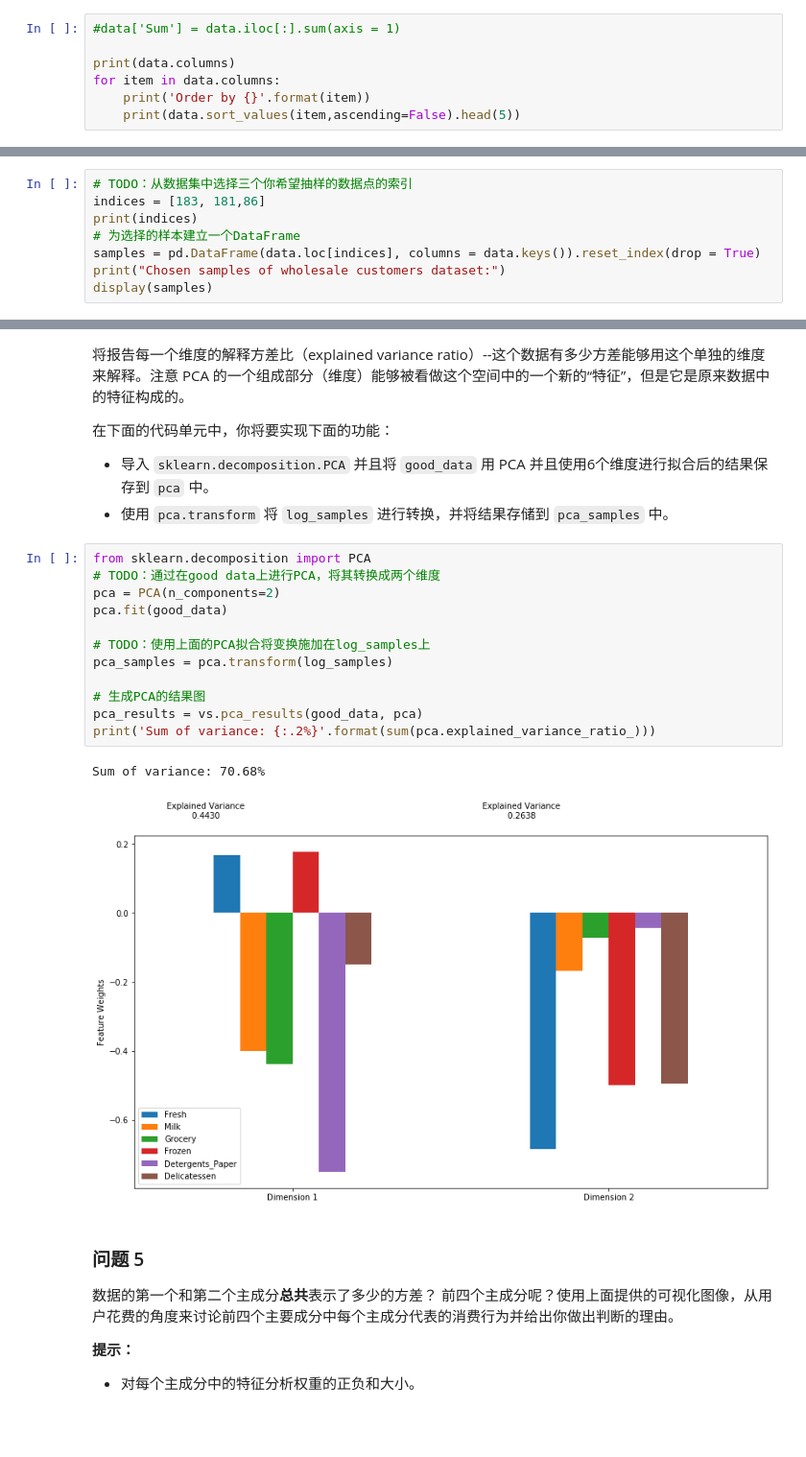
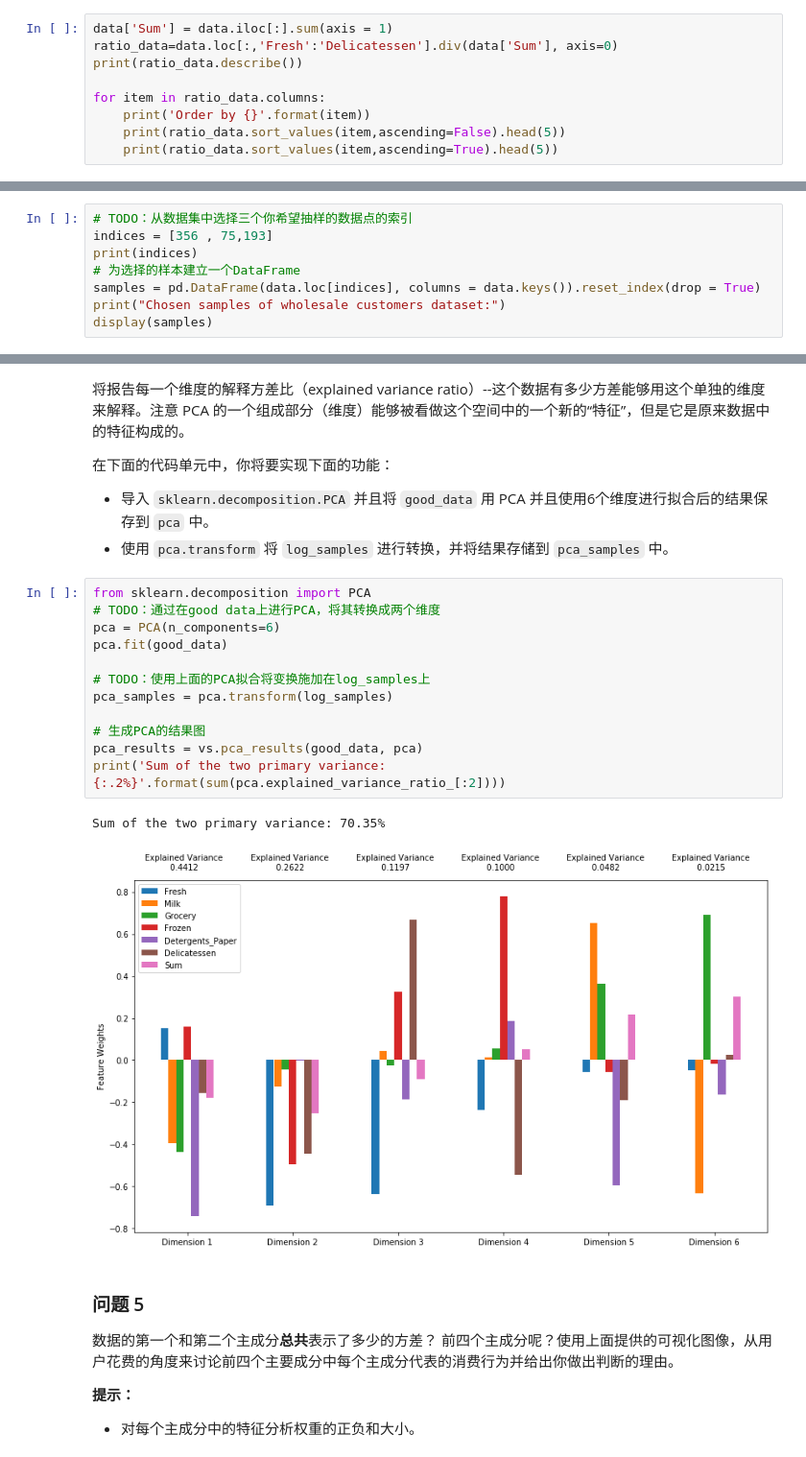
Before and after one commit to andy74911/Udacity, a Jupyter notebook: Machine Learning (Advanced)/creating_customer_segments/customer_segments.ipynb, the cells around one changed output, grey strips where cells are left out. Shown at 96% size. Cells and saved outputs as stored; diff of their text form; blank space fills up the shorter version.

```diff
--- a/Machine Learning (Advanced)/creating_customer_segments/customer_segments.ipynb
+++ b/Machine Learning (Advanced)/creating_customer_segments/customer_segments.ipynb
@@ -64,10 +64,12 @@ display(data.describe())
 ### 练习: 选择样本
 为了对客户有一个更好的了解，并且了解代表他们的数据将会在这个分析过程中如何变换。最好是选择几个样本数据点，并且更为详细地分析它们。在下面的代码单元中，选择**三个**索引加入到索引列表`indices`中，这三个索引代表你要追踪的客户。我们建议你不断尝试，直到找到三个明显不同的客户。
 # %%
-#data['Sum'] = data.iloc[:].sum(axis = 1)
+data['Sum'] = data.iloc[:].sum(axis = 1)
+ratio_data=data.loc[:,'Fresh':'Delicatessen'].div(data['Sum'], axis=0)
+print(ratio_data.describe())
 
-print(data.columns)
-for item in data.columns:
+for item in ratio_data.columns:
     print('Order by {}'.format(item))
-    print(data.sort_values(item,ascending=False).head(5))
+    print(ratio_data.sort_values(item,ascending=False).head(5))
+    print(ratio_data.sort_values(item,ascending=True).head(5))
 # %% [output]
@@ -91,6 +123,6 @@ Order by Milk
 # %%
 # TODO：从数据集中选择三个你希望抽样的数据点的索引
-indices = [183, 181,86]
+indices = [356 , 75,193]
 print(indices)
 # 为选择的样本建立一个DataFrame
 samples = pd.DataFrame(data.loc[indices], columns = data.keys()).reset_index(drop = True)
@@ -341,18 +367,18 @@ Data points considered outliers for the feature 'Delicatessen':
 # %%
 from sklearn.decomposition import PCA
 # TODO：通过在good data上进行PCA，将其转换成两个维度
-pca = PCA(n_components=2)
+pca = PCA(n_components=6)
 pca.fit(good_data)
 
 # TODO：使用上面的PCA拟合将变换施加在log_samples上
 pca_samples = pca.transform(log_samples)
 
 # 生成PCA的结果图
 pca_results = vs.pca_results(good_data, pca)
-print('Sum of variance: {:.2%}'.format(sum(pca.explained_variance_ratio_)))
+print('Sum of the two primary variance: {:.2%}'.format(sum(pca.explained_variance_ratio_[:2])))
 # %% [output]
-Sum of variance: 70.68%
+Sum of the two primary variance: 70.35%
-[figure, old version]
+[figure, new version]
 # %% [markdown]
 ### 问题 5
 数据的第一个和第二个主成分**总共**表示了多少的方差？ 前四个主成分呢？使用上面提供的可视化图像，从用户花费的角度来讨论前四个主要成分中每个主成分代表的消费行为并给出你做出判断的理由。
```
Also changed, not shown: parts of 17 cells of this notebook, 1 other file.
